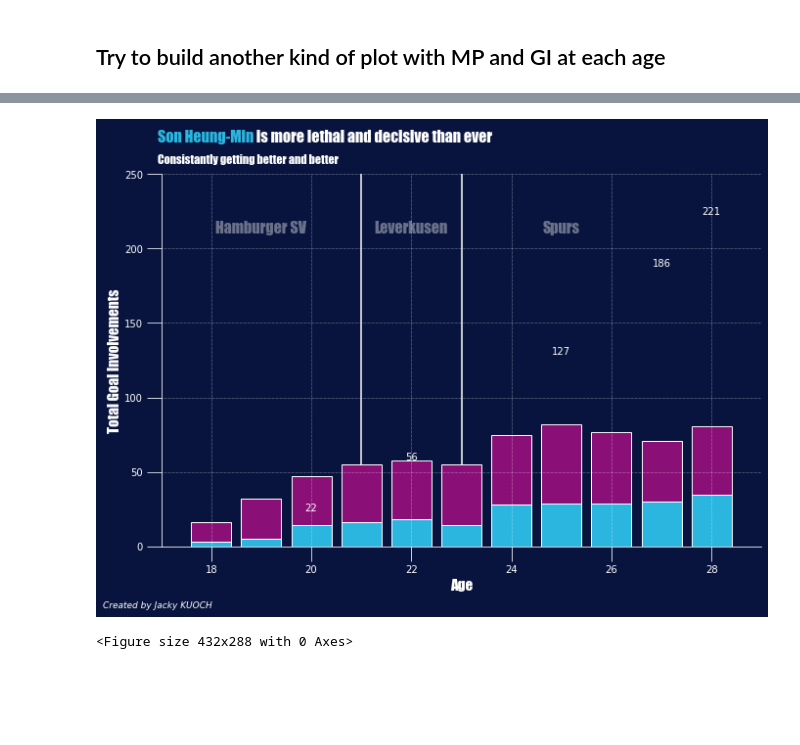
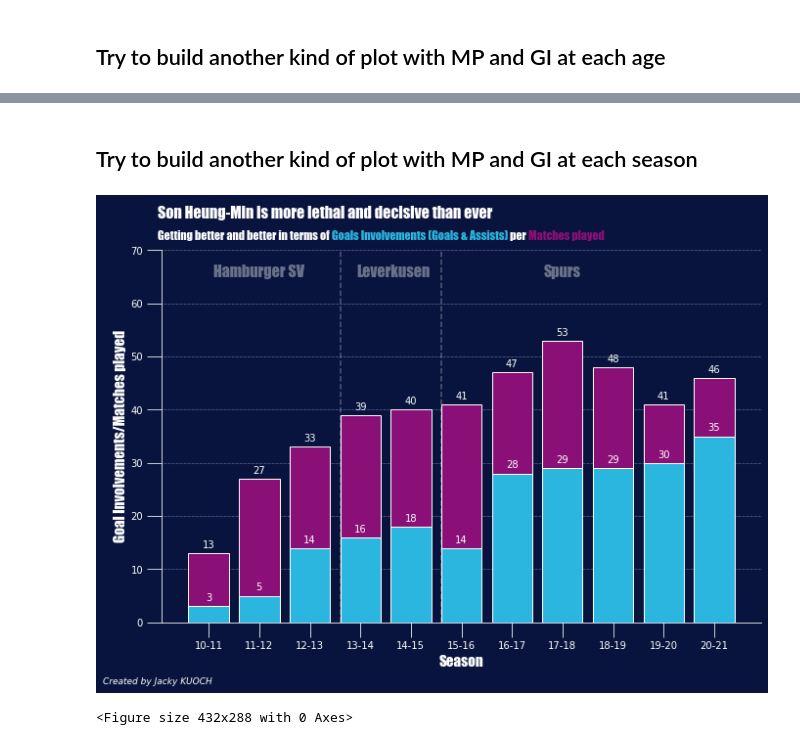
Before and after one commit to JackyKch/HeungMinSonJourney, a Jupyter notebook: coding/dataviz/Son_GI.ipynb, the cells around one changed output, grey strips where cells are left out. Cells and saved outputs as stored; diff of their text form; code cells hidden in the pictures; blank space fills up the shorter version.

Commit message:
Produce multiple plots to visualize goals involvements

```diff
--- a/coding/dataviz/Son_GI.ipynb
+++ b/coding/dataviz/Son_GI.ipynb
@@ -132,83 +195,66 @@ plt.tight_layout()
+# %% [markdown]
+## Try to build another kind of plot with MP and GI at each season
+# %%
+season_short =['10-11','11-12','12-13','13-14','14-15','15-16','16-17','17-18','18-19','19-20','20-21']
 # %%
 fig,ax = plt.subplots(figsize = (11,7))
 
 #Add grid to the plot
-ax.grid(ls="dotted", lw="0.5", color="w", zorder=1)
+ax.grid(ls="dotted", lw="0.5", color="w", zorder=0, axis='y')
 
 hfont = {'fontname':'Impact'}
 
 #Change the background color
 fig.set_facecolor("#08143D")
 ax.patch.set_facecolor("#08143D")
 
 #Change the ticks color
 ax.tick_params(colors="w", length=15)
 
 #Change the axes color
 ax.spines['bottom'].set_color("w")
 ax.spines['top'].set_visible(False)
 ax.spines['right'].set_visible(False)
 ax.spines['left'].set_color("w")
 
 # Plot Son Goal Involments
-plt.bar(df_7['Age'], df_7['GI'], zorder=1, color="#2bb6e0",edgecolor = 'w')
+ax.bar(season_short, df_7['GI'], zorder=3, color="#2bb6e0",edgecolor = 'w')
 
 #Plot Son MP over GI
-plt.bar(df_7['Age'], df_7['MP'], bottom=df_7['GI'], color='#8A0F77', edgecolor='w')
+ax.bar(season_short, df_7['MP']-df_7['GI'], bottom=df_7['GI'], color='#8A0F77', edgecolor='w', zorder=3)
+
+## Hamburger SV
+hamburgerpart = ax.text('11-12', 65, "Hamburger SV", fontsize=16, ha="center", color="w",alpha=0.4 , **hfont, zorder=1)
+## Leverkusen
+leverkusenpart = ax.text(3.65, 65, "Leverkusen", fontsize=16, ha="center", color="w",alpha=0.4 , **hfont, zorder=1)
+## Spurs
+spurspart = ax.text('17-18', 65, "Spurs", fontsize=16, ha="center", color="w",alpha=0.4 , **hfont, zorder=1)
+
+# Plot Goal Involmements and Matches played at various ages.
+for i in range (len(df_7)) :
+    plt.text(x=season_short[i], y=df_7["GI"][i]+1, s=df_7["GI"][i], size=10, color="w", ha="center",zorder=4)
+    plt.text(x=season_short[i], y=df_7["MP"][i]+1, s=df_7["MP"][i], size=10, color="w", ha="center",zorder=4)
 
 # Split the graph in Club areas
-ax.axvline(x=21, color="w", zorder=0)
-ax.axvline(x=23, color="w", zorder=0)
-## Hamburger SV
-hamburgerpart = ax.text(19, 210, "Hamburger SV", fontsize=16, ha="center", color="w",alpha=0.4 , **hfont, zorder=0)
-## Leverkusen
-leverkusenpart = ax.text(22, 210, "Leverkusen", fontsize=16, ha="center", color="w",alpha=0.4 , **hfont, zorder=0)
-## Spurs
-spurspart = ax.text(25, 210, "Spurs", fontsize=16, ha="center", color="w",alpha=0.4 , **hfont, zorder=0)
-
-# Plot Goal Involmements total at various ages.
-## 20
-age20 = plt.text(x=20, y=24, s=22, ha="center", size=10, color="w")
-#age20 = plt.text(x=20, y=24, s=22, ha="center", size=10, color="#2bb6e0")
-#age20.set_path_effects([path_effects.withStroke(linewidth=2, foreground="w")])
-
-# 22
-age22 = plt.text(x=22, y=58, s=56, ha="center", size=10, color="w")
-#age22 = plt.text(x=22, y=58, s=56, ha="center", size=10, color="#2bb6e0")
-#age22.set_path_effects([path_effects.withStroke(linewidth=2, foreground="w")])
-
-## 25
-age25 = plt.text(x=25, y=129, s=127, ha="center", size=10, color="w")
-#age25 = plt.text(x=25, y=129, s=127, ha="center", size=10, color="#2bb6e0")
-#age25.set_path_effects([path_effects.withStroke(linewidth=2, foreground="w")])
-
-# 27
-age27 = plt.text(x=27, y=188, s=186, ha="center", size=10, color="w")
-#age27 = plt.text(x=27, y=188, s=186, ha="center", size=10, color="#2bb6e0")
-#age27.set_path_effects([path_effects.withStroke(linewidth=2, foreground="w")])
-
-# 28
-age28 = plt.text(x=28, y=223, s=221, ha="center", size=10, color="w")
-#age28 = plt.text(x=28, y=223, s=221, ha="center", size=10, color="#2bb6e0")
-#age28.set_path_effects([path_effects.withStroke(linewidth=2, foreground="w")])
+ax.axvline(x=2.61, color="w", zorder=0, alpha=0.3, linestyle="--")
+ax.axvline(x=4.61, color="w", zorder=0, alpha=0.3, linestyle="--")
 
 # Set the ticks
-plt.xticks([18, 20, 22, 24,26, 28])
-plt.yticks([0,50,100,150,200,250])
-ax.set_ylim(0)
-plt.xlim(xmin=17, xmax=29)
+plt.yticks([0,10,20,30,40,50,60,70])
+ax.set_ylim(0,70)
+#plt.xlim(xmin=17, xmax=29)
 
 # Axes Label
-plt.xlabel("Age", color="w", fontsize=15 , **hfont)
-plt.ylabel("Total Goal Involvements", color="w", fontsize=15 , **hfont)
+plt.xlabel("Season", color="w", fontsize=15 , **hfont)
+plt.ylabel("Goal Involvements/Matches played", color="w", fontsize=15 , **hfont)
 
 # Title and credits
-fig_text(0.12,0.97, s="<Son Heung-Min> is more lethal and decisive than ever\n", highlight_textprops=[{"color": '#2bb6e0'}], fontsize = 16, fontweight = "bold", color = "w", **hfont)
-fig.text(0.12,0.9, "Consistantly getting better and better", fontsize = 12, fontweight="light", color = "w", **hfont)
+fig_text(0.12,0.97, s="Son Heung-Min is more lethal and decisive than ever\n", fontsize = 16, fontweight = "bold", color = "w", **hfont)
+fig_text(0.12,0.92, s="Getting better and better in terms of <Goals Involvements (Goals & Assists)> per <Matches played>",highlight_textprops=[{"color":"#2bb6e0"}, {'color':"#8A0F77"}], fontsize = 12, fontweight="light", color = "w", **hfont)
 fig.text(0.05, 0, "Created by Jacky KUOCH",fontstyle="italic",fontsize=9, color="w")
 
 plt.show()
 plt.tight_layout()
 # %% [output]
-[figure, old version]
+[figure, new version]
 <Figure size 432x288 with 0 Axes>
```
Also changed, not shown: parts of 2 cells of this notebook.
